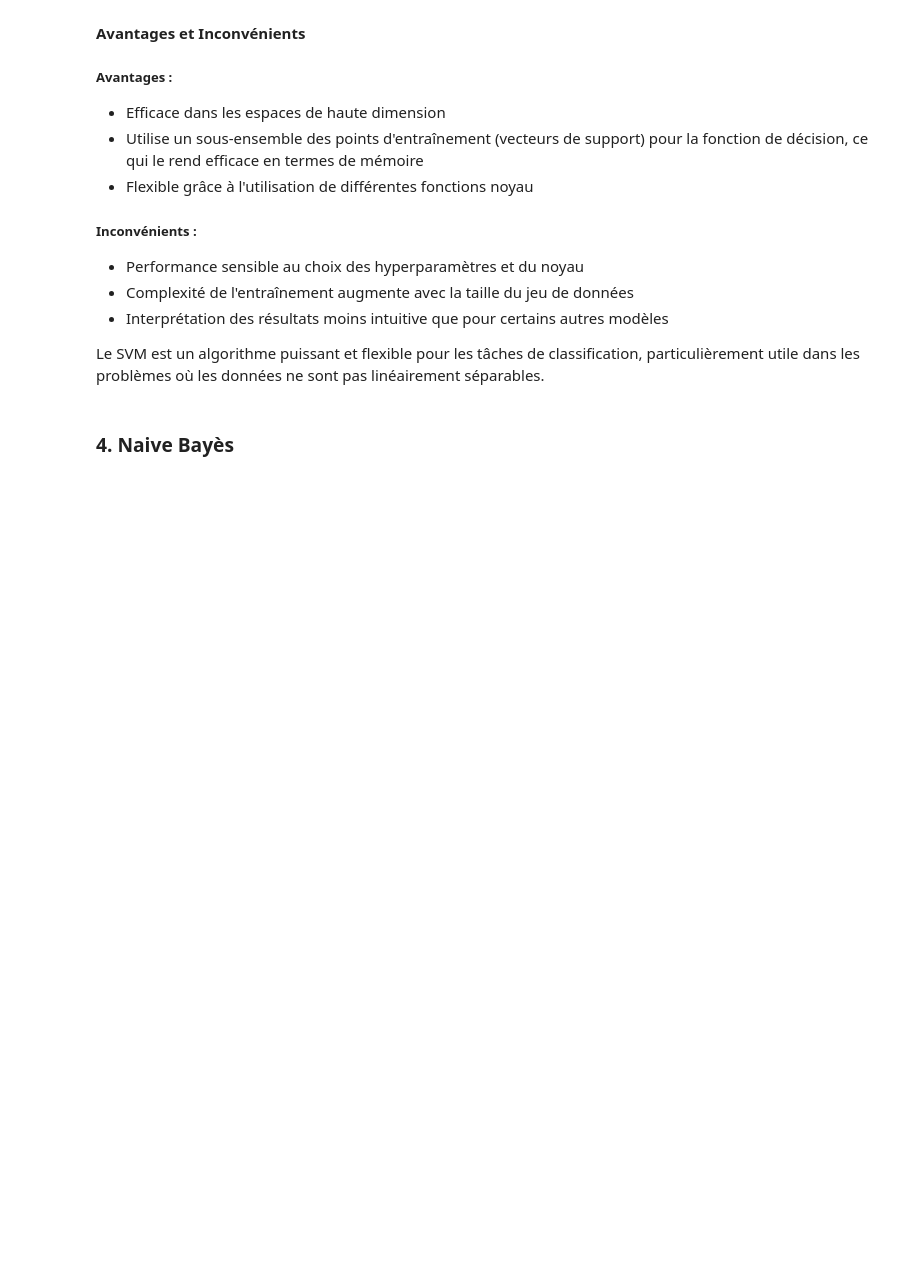
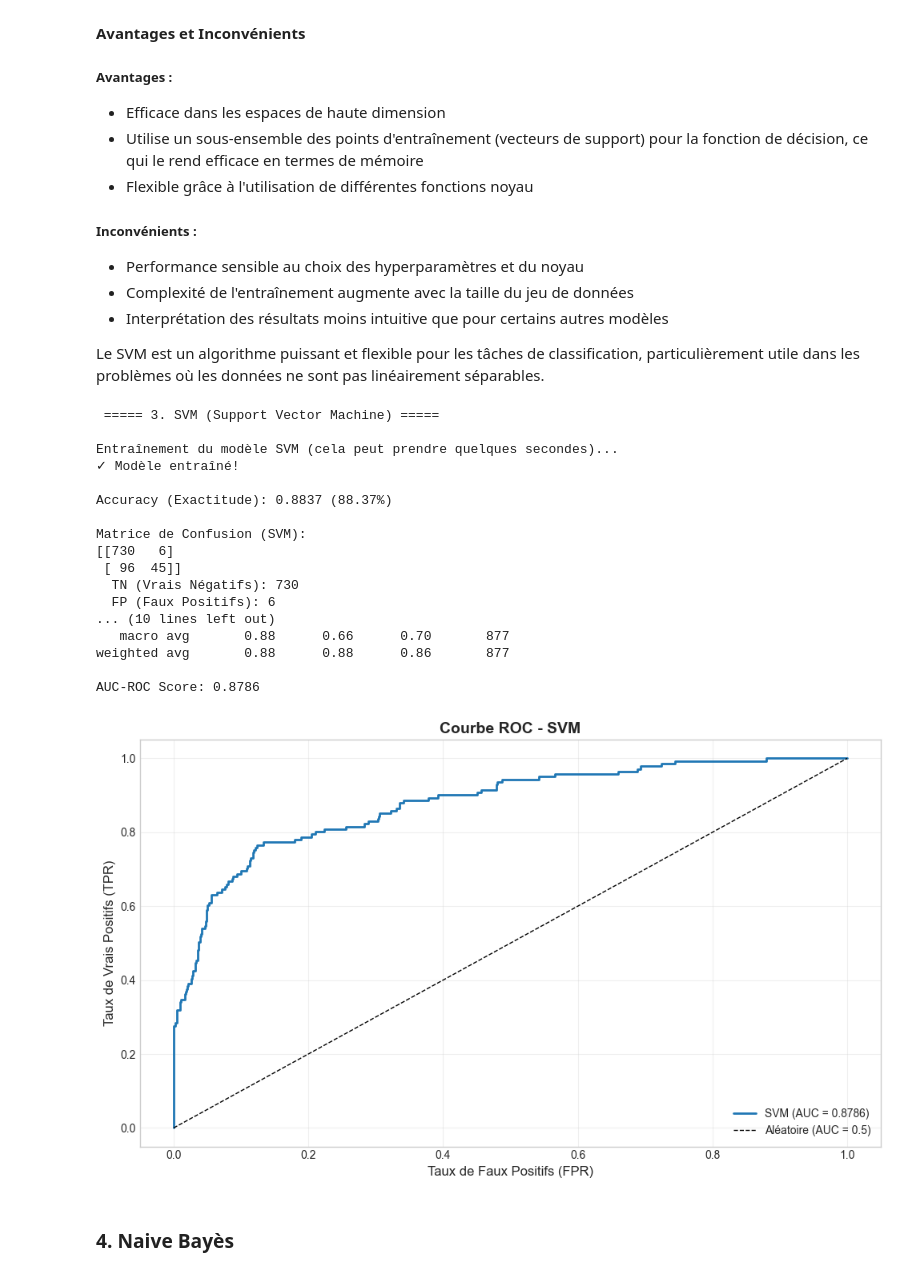
Before and after one commit to unitealfa/algo-de-pr-diction, a Jupyter notebook: HumanForYou_attrition_analysis.ipynb, the cells around one changed output. Cells and saved outputs as stored; diff of their text form; code cells hidden in the pictures; blank space fills up the shorter version.

```diff
--- a/HumanForYou_attrition_analysis.ipynb
+++ b/HumanForYou_attrition_analysis.ipynb
@@ -926,6 +1079,83 @@ Pour les problèmes non linéaires, les SVM peuvent utiliser des fonctions noyau
 - Interprétation des résultats moins intuitive que pour certains autres modèles
 
 Le SVM est un algorithme puissant et flexible pour les tâches de classification, particulièrement utile dans les problèmes où les données ne sont pas linéairement séparables.
+# %%
+# Import des librairies nécessaires
+from sklearn.svm import SVC
+from sklearn.metrics import confusion_matrix, classification_report, roc_auc_score, roc_curve, accuracy_score
+import matplotlib.pyplot as plt
+
+print(' ===== 3. SVM (Support Vector Machine) =====')
+print()
+
+# Initialisation et entraînement du modèle
+# probability=True est nécessaire pour calculer l'AUC-ROC et tracer la courbe
+svm = SVC(probability=True, random_state=42)
+print('Entraînement du modèle SVM (cela peut prendre quelques secondes)...')
+svm.fit(X_train_processed, y_train)
+print('✓ Modèle entraîné!')
+print()
+
+# Prédictions sur l'ensemble de test
+y_pred_svm = svm.predict(X_test_processed)
+y_pred_proba_svm = svm.predict_proba(X_test_processed)[:, 1]  # Probabilités pour la classe 1
+
+# Calcul de l'exactitude (accuracy)
+accuracy_svm = accuracy_score(y_test, y_pred_svm)
+print(f'Accuracy (Exactitude): {accuracy_svm:.4f} ({accuracy_svm*100:.2f}%)')
+print()
+
+# Matrice de confusion
+conf_matrix_svm = confusion_matrix(y_test, y_pred_svm)
+print('Matrice de Confusion (SVM):')
+print(conf_matrix_svm)
+print(f'  TN (Vrais Négatifs): {conf_matrix_svm[0,0]}')
+print(f'  FP (Faux Positifs): {conf_matrix_svm[0,1]}')
+print(f'  FN (Faux Négatifs): {conf_matrix_svm[1,0]}')
+print(f'  TP (Vrais Positifs): {conf_matrix_svm[1,1]}')
+print()
+
+# Rapport de classification
+print('Rapport de Classification (SVM):')
+print(classification_report(y_test, y_pred_svm, target_names=['No Attrition', 'Attrition']))
+
+# AUC-ROC
+roc_auc_svm = roc_auc_score(y_test, y_pred_proba_svm)
+print(f'AUC-ROC Score: {roc_auc_svm:.4f}')
+print()
+
+# Courbe ROC
+fpr_svm, tpr_svm, thresholds_svm = roc_curve(y_test, y_pred_proba_svm)
+
+plt.figure(figsize=(10, 6))
+plt.plot(fpr_svm, tpr_svm, linewidth=2, label=f'SVM (AUC = {roc_auc_svm:.4f})')
+plt.plot([0, 1], [0, 1], 'k--', linewidth=1, label='Aléatoire (AUC = 0.5)')
+plt.xlabel('Taux de Faux Positifs (FPR)', fontsize=12)
+plt.ylabel('Taux de Vrais Positifs (TPR)', fontsize=12)
+plt.title('Courbe ROC - SVM', fontsize=14, fontweight='bold')
+plt.legend(loc='lower right', fontsize=10)
+plt.grid(True, alpha=0.3)
+plt.tight_layout()
+plt.show()
+# %% [output]
+ ===== 3. SVM (Support Vector Machine) =====
+
+Entraînement du modèle SVM (cela peut prendre quelques secondes)...
+✓ Modèle entraîné!
+
+Accuracy (Exactitude): 0.8837 (88.37%)
+
+Matrice de Confusion (SVM):
+[[730   6]
+ [ 96  45]]
+  TN (Vrais Négatifs): 730
+  FP (Faux Positifs): 6
+... (10 lines left out)
+   macro avg       0.88      0.66      0.70       877
+weighted avg       0.88      0.88      0.86       877
+
+AUC-ROC Score: 0.8786
+[figure, added]
 # %% [markdown]
 ### 4. Naive Bayès
 # %% [markdown]
```
Also changed, not shown: parts of 13 cells of this notebook.
